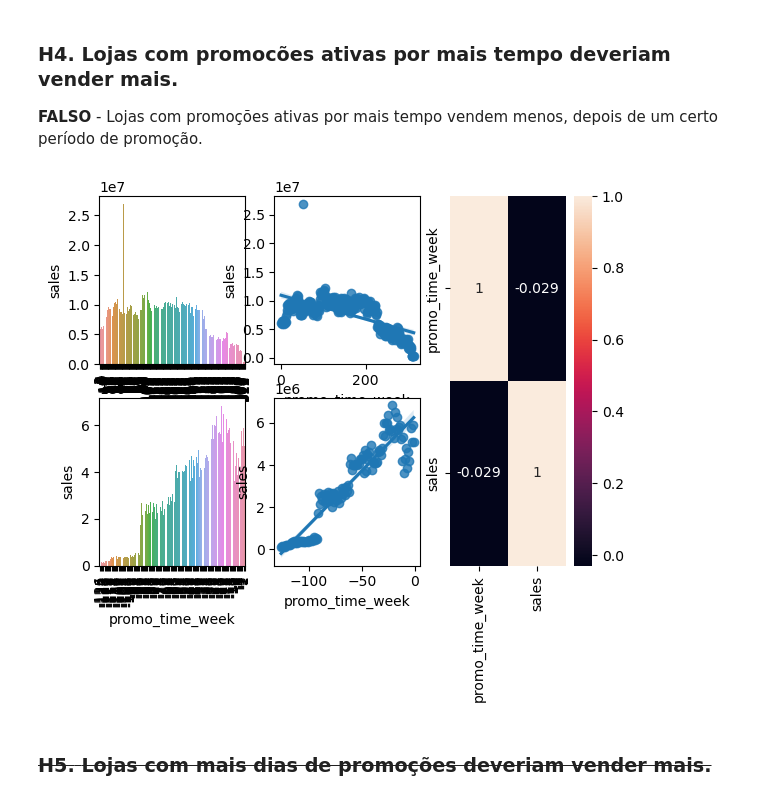
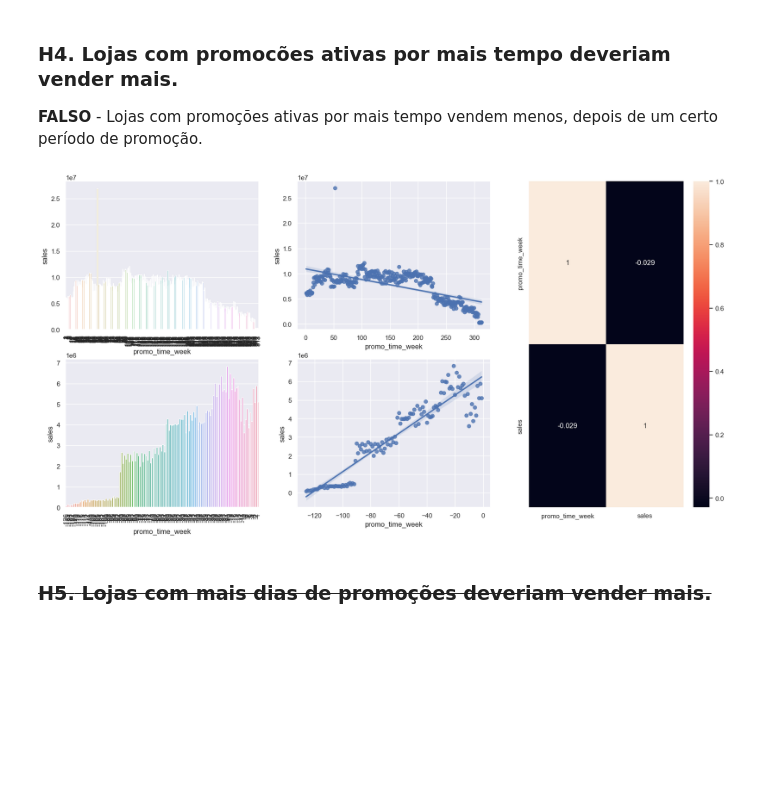
Before and after one commit to pedrovictorss/Data-Scientist-em-Producao, a Jupyter notebook: m04_v01_store_sales_prediction.ipynb, the cells around one changed output. Saved outputs shown, nothing was run; the diff lists cells and outputs as text; code cells hidden in the pictures; blank space fills up the shorter version.

```diff
--- a/m04_v01_store_sales_prediction.ipynb
+++ b/m04_v01_store_sales_prediction.ipynb
@@ -501,6 +526,7 @@ sns.kdeplot( df4[df4['assortment'] == 'extra']['sales'], label='extra', fill=Tru
 **FALSA** - Lojas com maior sortimento vendem menos!
 # %%
 aux1 = df4[['assortment', 'sales']].groupby('assortment').sum().reset_index()
+sns.set(rc={'figure.figsize':(20,5)})
 sns.barplot(x='assortment', y='sales', data=aux1);
 
 aux2 = df4[['year_week', 'assortment', 'sales']].groupby(['year_week', 'assortment']).sum().reset_index()
@@ -520,7 +546,7 @@ aux3.pivot(index='year_week', columns='assortment', values='sales').plot()
 # %%
 aux1 = df4[['competition_distance', 'sales']].groupby('competition_distance').sum().reset_index()
 
-
+sns.set(rc={'figure.figsize':(20,7)})
 plt.subplot(1, 3, 1)
 sns.scatterplot(x='competition_distance', y='sales', data=aux1);
 
@@ -540,6 +566,7 @@ sns.heatmap(aux1.corr(method='pearson'), annot=True);
 
 **FALSO** - Lojas com competidores a mais tempo vendem menos.
 # %%
+sns.set(rc={'figure.figsize':(20,7)})
 plt.subplot(1, 3, 1)
 aux1 = df4[['competition_time_month', 'sales']].groupby('competition_time_month').sum().reset_index()
 aux2 = aux1[(aux1['competition_time_month'] < 120) & (aux1['competition_time_month'] != 0)]
@@ -560,28 +587,29 @@ sns.heatmap(aux1.corr(method='pearson'), annot=True);
 # %%
 aux1 = df4[['promo_time_week', 'sales']].groupby('promo_time_week').sum().reset_index()
 
 grid = GridSpec(2, 3)
 
+sns.set(rc={'figure.figsize':(20,10)})
 plt.subplot(grid[0,0])
 aux2 = aux1[aux1['promo_time_week'] > 0] # promo extendido
 sns.barplot(x='promo_time_week', y='sales', data=aux2);
 plt.xticks(rotation=90);
 
 plt.subplot(grid[0,1])
 sns.regplot(x='promo_time_week', y='sales', data=aux2);
 
 plt.subplot(grid[1,0])
 aux3 = aux1[aux1['promo_time_week'] < 0] # promo regular
 sns.barplot(x='promo_time_week', y='sales', data=aux3);
 plt.xticks(rotation=90);
 
 plt.subplot(grid[1,1])
 sns.regplot(x='promo_time_week', y='sales', data=aux3);
 
 plt.subplot(grid[:,2])
 sns.heatmap(aux1.corr(method='pearson'), annot=True);
 # %% [output]
-[figure, old version]
+[figure, new version]
 # %% [markdown]
 ### <s>**H5.** Lojas com mais dias de promoções deveriam vender mais.
 # %% [markdown]
```
Also changed, not shown: parts of 21 cells of this notebook.
